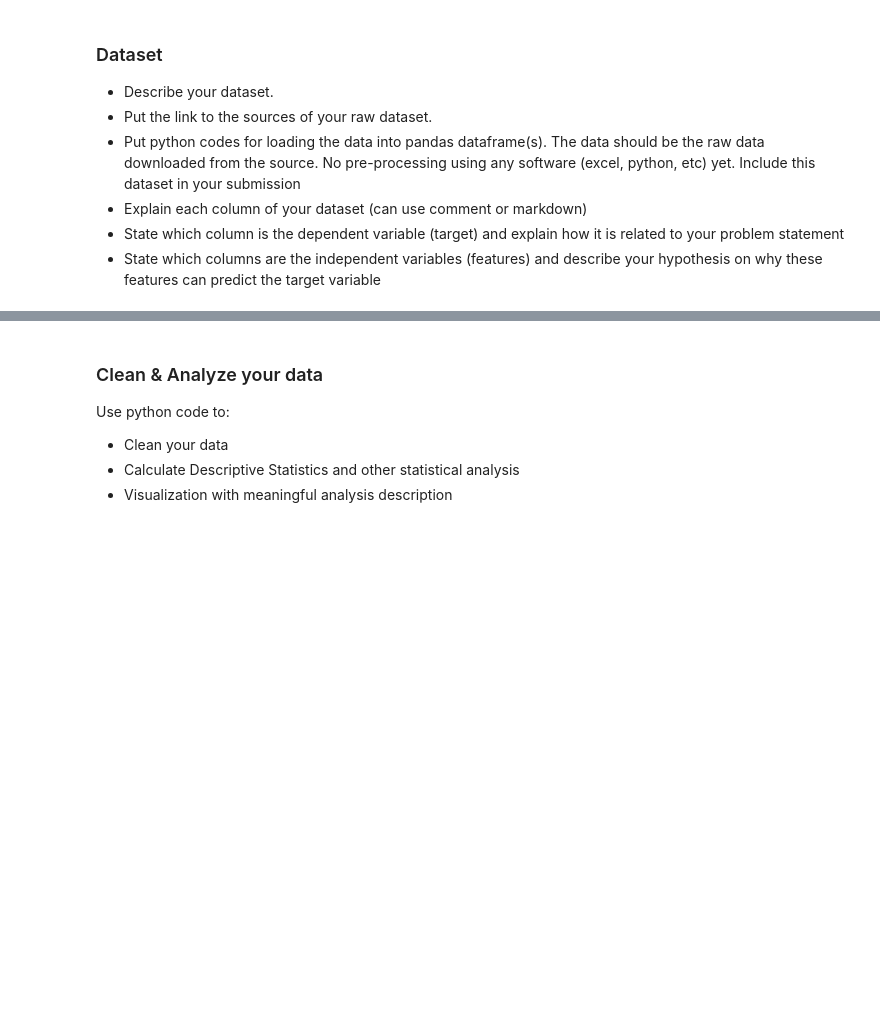
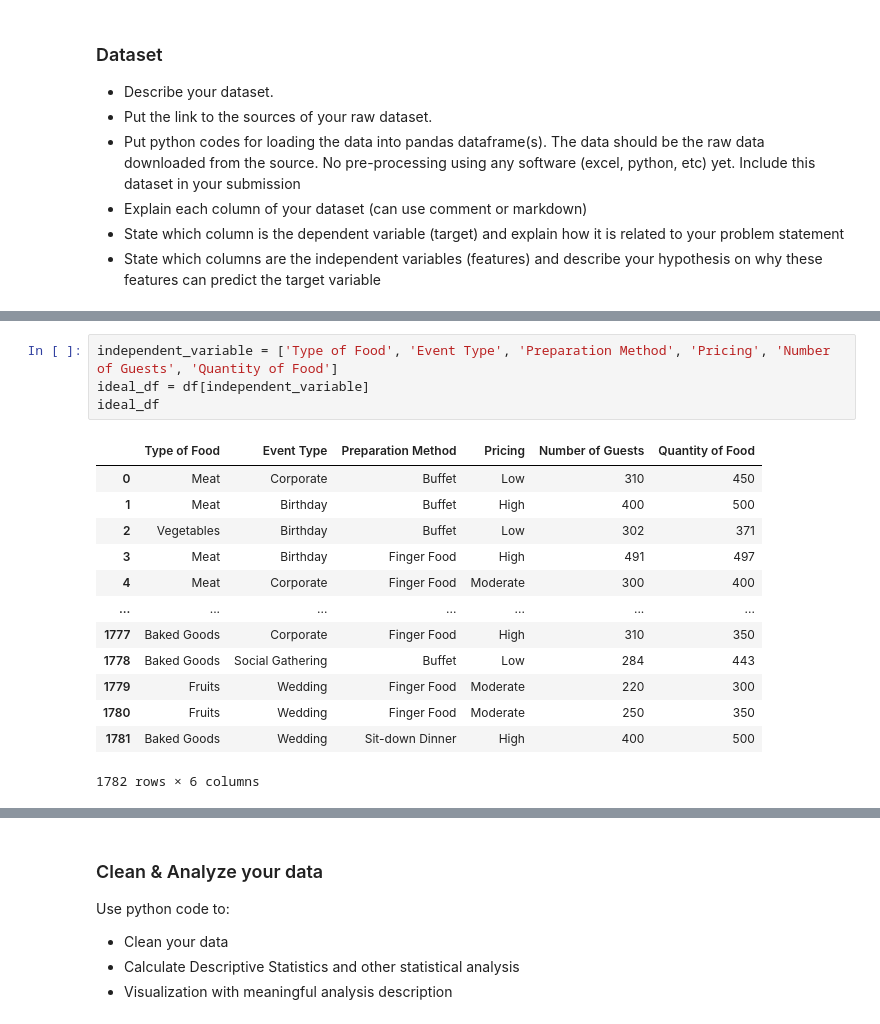
Before and after one commit to ziqiqiiii/DDW_DTP, a Jupyter notebook: Project Template.ipynb, the cells around one changed output, grey strips where cells are left out. Drawn from its saved outputs; the diff is of its cells as text; blank space fills up the shorter version.

```diff
--- a/Project Template.ipynb
+++ b/Project Template.ipynb
@@ -62,0 +198,18 @@ Link for dataset = https://www.kaggle.com/datasets/trevinhannibal/food-wastage-d
+# %%
+independent_variable = ['Type of Food', 'Event Type', 'Preparation Method', 'Pricing', 'Number of Guests', 'Quantity of Food']
+ideal_df = df[independent_variable]
+ideal_df
+# %% [output]
+|  | Type of Food | Event Type | Preparation Method | Pricing | Number of Guests | Quantity of Food |
+| 0 | Meat | Corporate | Buffet | Low | 310 | 450 |
+| 1 | Meat | Birthday | Buffet | High | 400 | 500 |
+| 2 | Vegetables | Birthday | Buffet | Low | 302 | 371 |
+| 3 | Meat | Birthday | Finger Food | High | 491 | 497 |
+| 4 | Meat | Corporate | Finger Food | Moderate | 300 | 400 |
+| ... | ... | ... | ... | ... | ... | ... |
+| 1777 | Baked Goods | Corporate | Finger Food | High | 310 | 350 |
+| 1778 | Baked Goods | Social Gathering | Buffet | Low | 284 | 443 |
+| 1779 | Fruits | Wedding | Finger Food | Moderate | 220 | 300 |
+| 1780 | Fruits | Wedding | Finger Food | Moderate | 250 | 350 |
+| 1781 | Baked Goods | Wedding | Sit-down Dinner | High | 400 | 500 |
+1782 rows × 6 columns
```
Also changed, not shown: parts of 20 cells of this notebook.
